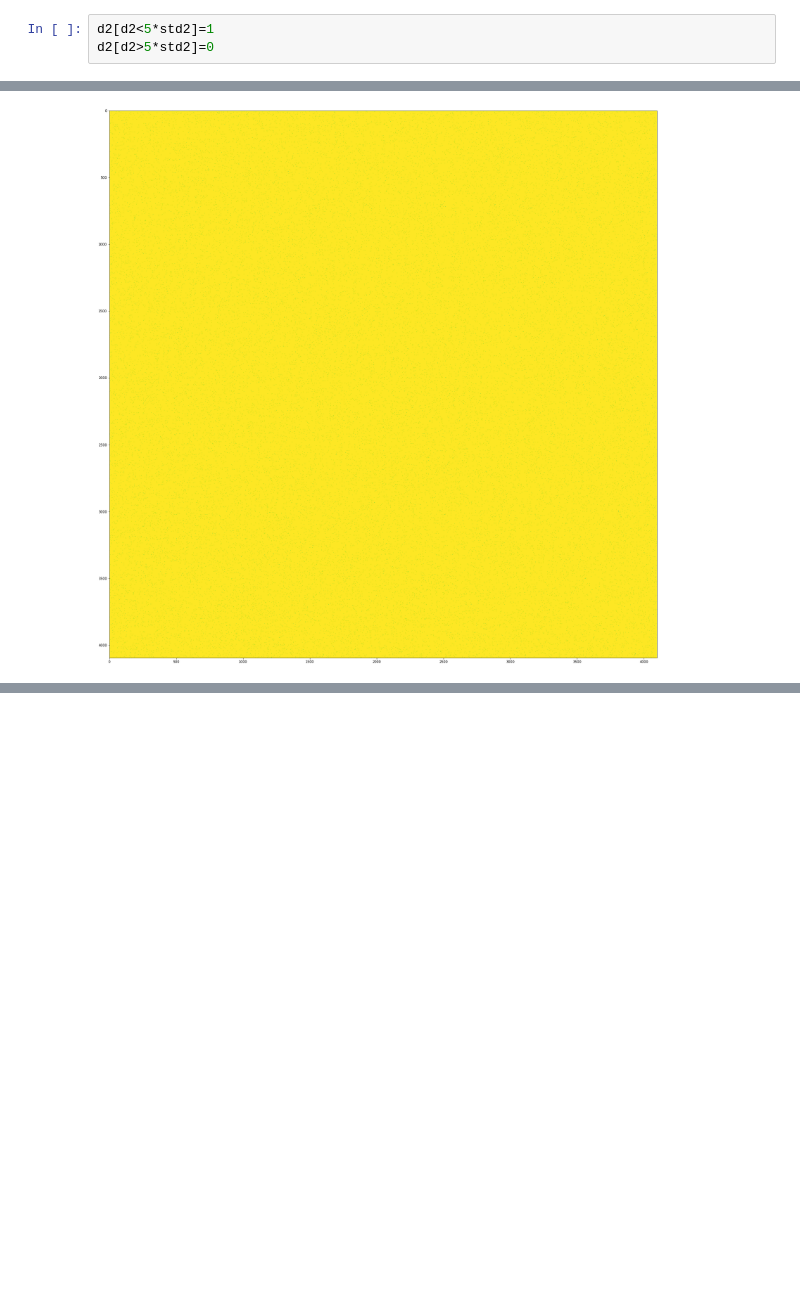
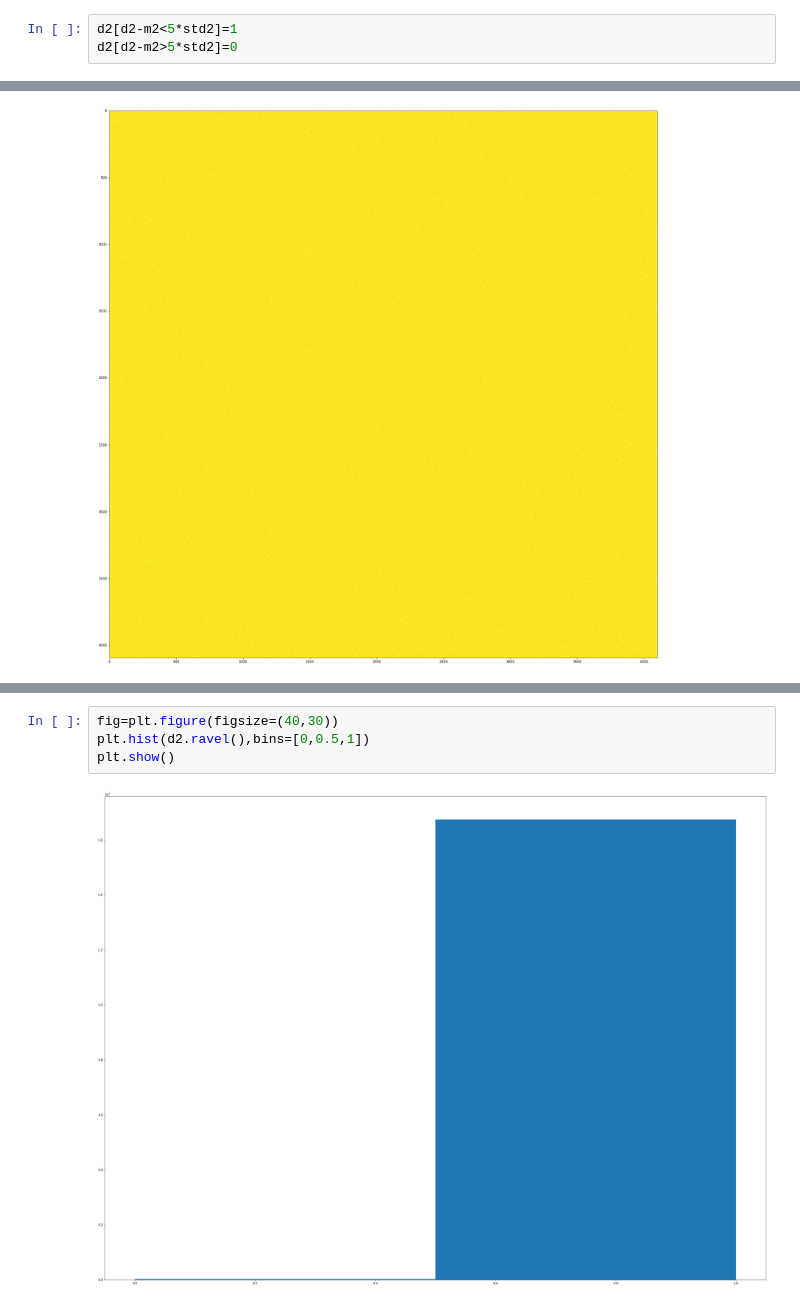
Before and after one commit to Gabopic/OMA, a Jupyter notebook: BPM.ipynb, the cells around one changed output, grey strips where cells are left out. Drawn from its saved outputs; the diff is of its cells as text; blank space fills up the shorter version.

```diff
--- a/BPM.ipynb
+++ b/BPM.ipynb
@@ -32,6 +35,6 @@ d1[d1>5*std1]=0
 # %%
-d2[d2<5*std2]=1
-d2[d2>5*std2]=0
+d2[d2-m2<5*std2]=1
+d2[d2-m2>5*std2]=0
 # %%
 plt.figure(figsize=(30,30))
 plt.imshow(d1)
@@ -53,0 +63,6 @@ fig.add_subplot(1,2,2).imshow(d2[200:300,200:300])
+# %%
+fig=plt.figure(figsize=(40,30))
+plt.hist(d2.ravel(),bins=[0,0.5,1])
+plt.show()
+# %% [output]
+[figure, added]
```
Also changed, not shown: parts of 7 cells of this notebook.
